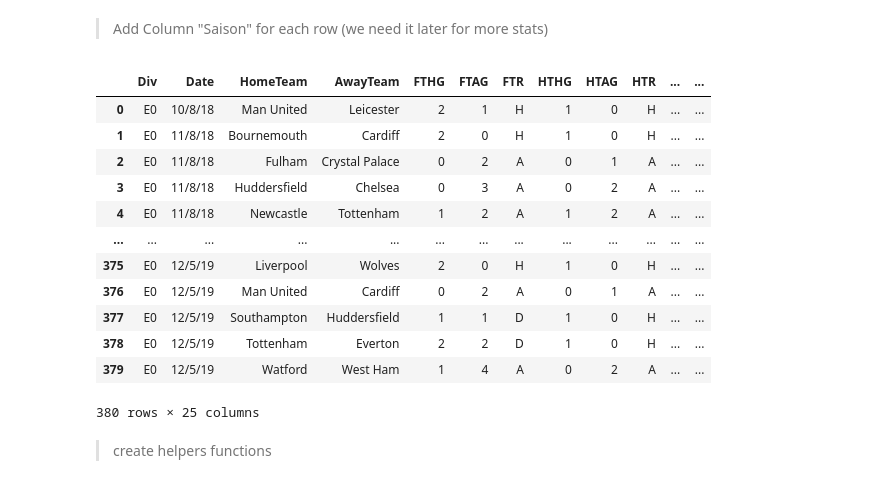
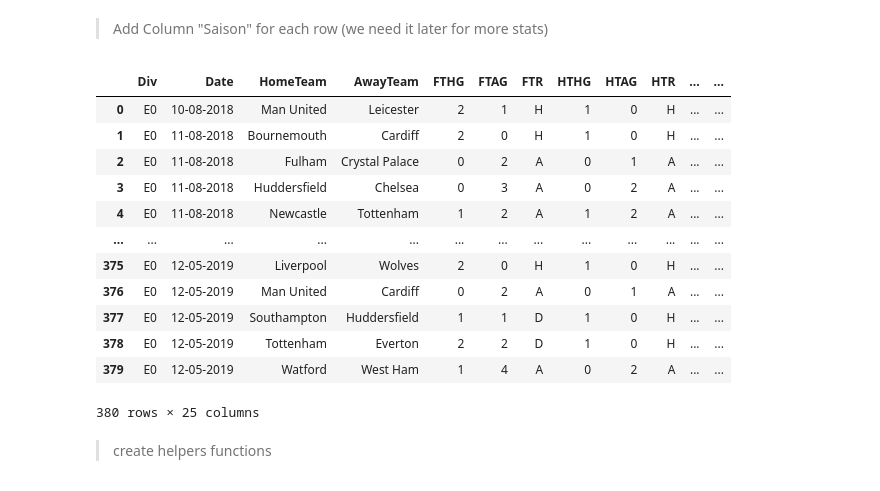
Before and after one commit to ayubhr/mini-projet-data-analysis, a Jupyter notebook: index.ipynb, the cells around one changed output. Cells and saved outputs as stored; diff of their text form; code cells hidden in the pictures.

```diff
--- a/index.ipynb
+++ b/index.ipynb
@@ -86,25 +108,32 @@ print(" >>> Total Teams in Premier league : "+str(teamsCount))
 > Add Column "Saison" for each row (we need it later for more stats)
 # %%
 #instancedData = pldata[pldata['Date'].str.count('(.*?)/(.*?)/2019|(.*?)/(.*?)/19')>0].groupby('Date').count()
+from datetime import datetime
+import dateutil.parser as parser
+
 instancedData  = pldata
 ## parse match date and add "saison" column for each match (need it later for stats)
 for index, row in instancedData.iterrows():
-     instancedData.loc[index,'saison'] = "2018-2019"
+     parsed_date = parser.parse(row["Date"], dayfirst = True)
+     normalDate =  parsed_date.strftime('%d-%m-%Y')
+     instancedData.loc[index,'Date'] = normalDate
+     instancedData.loc[index, 'year'] = parsed_date.strftime('%Y')
+     instancedData.loc[index, 'month'] = parsed_date.strftime('%B')
 
 instancedData
 # %% [output]
 |  | Div | Date | HomeTeam | AwayTeam | FTHG | FTAG | FTR | HTHG | HTAG | HTR | ... | ... |
-| 0 | E0 | 10/8/18 | Man United | Leicester | 2 | 1 | H | 1 | 0 | H | ... | ... |
-| 1 | E0 | 11/8/18 | Bournemouth | Cardiff | 2 | 0 | H | 1 | 0 | H | ... | ... |
-| 2 | E0 | 11/8/18 | Fulham | Crystal Palace | 0 | 2 | A | 0 | 1 | A | ... | ... |
-| 3 | E0 | 11/8/18 | Huddersfield | Chelsea | 0 | 3 | A | 0 | 2 | A | ... | ... |
-| 4 | E0 | 11/8/18 | Newcastle | Tottenham | 1 | 2 | A | 1 | 2 | A | ... | ... |
+| 0 | E0 | 10-08-2018 | Man United | Leicester | 2 | 1 | H | 1 | 0 | H | ... | ... |
+| 1 | E0 | 11-08-2018 | Bournemouth | Cardiff | 2 | 0 | H | 1 | 0 | H | ... | ... |
+| 2 | E0 | 11-08-2018 | Fulham | Crystal Palace | 0 | 2 | A | 0 | 1 | A | ... | ... |
+| 3 | E0 | 11-08-2018 | Huddersfield | Chelsea | 0 | 3 | A | 0 | 2 | A | ... | ... |
+| 4 | E0 | 11-08-2018 | Newcastle | Tottenham | 1 | 2 | A | 1 | 2 | A | ... | ... |
 | ... | ... | ... | ... | ... | ... | ... | ... | ... | ... | ... | ... | ... |
-| 375 | E0 | 12/5/19 | Liverpool | Wolves | 2 | 0 | H | 1 | 0 | H | ... | ... |
-| 376 | E0 | 12/5/19 | Man United | Cardiff | 0 | 2 | A | 0 | 1 | A | ... | ... |
-| 377 | E0 | 12/5/19 | Southampton | Huddersfield | 1 | 1 | D | 1 | 0 | H | ... | ... |
-| 378 | E0 | 12/5/19 | Tottenham | Everton | 2 | 2 | D | 1 | 0 | H | ... | ... |
-| 379 | E0 | 12/5/19 | Watford | West Ham | 1 | 4 | A | 0 | 2 | A | ... | ... |
+| 375 | E0 | 12-05-2019 | Liverpool | Wolves | 2 | 0 | H | 1 | 0 | H | ... | ... |
+| 376 | E0 | 12-05-2019 | Man United | Cardiff | 0 | 2 | A | 0 | 1 | A | ... | ... |
+| 377 | E0 | 12-05-2019 | Southampton | Huddersfield | 1 | 1 | D | 1 | 0 | H | ... | ... |
+| 378 | E0 | 12-05-2019 | Tottenham | Everton | 2 | 2 | D | 1 | 0 | H | ... | ... |
+| 379 | E0 | 12-05-2019 | Watford | West Ham | 1 | 4 | A | 0 | 2 | A | ... | ... |
 380 rows × 25 columns
 # %% [markdown]
 > create helpers functions
```
Also changed, not shown: parts of 46 cells of this notebook.
